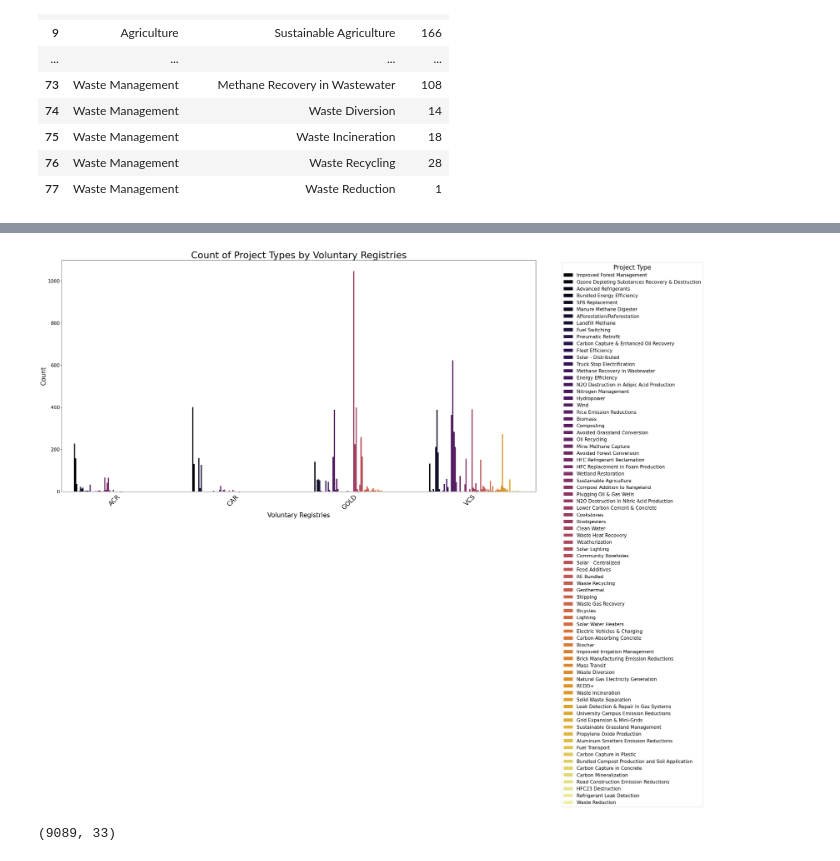
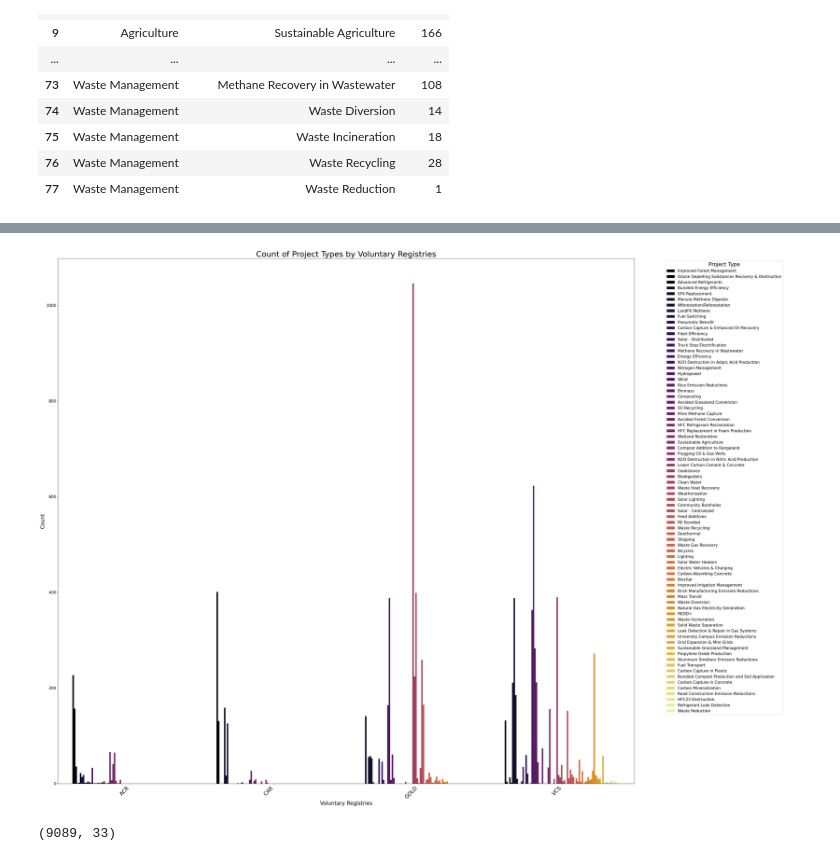
Before and after one commit to MaggieCorry/Capstone_Corry_Hoang_Tajnekar_Rong, a Jupyter notebook: EDA/EDA_V11_Roshni.ipynb, the cells around one changed output, grey strips where cells are left out. Saved outputs shown, nothing was run; the diff lists cells and outputs as text; code cells hidden in the pictures.

```diff
--- a/EDA/EDA_V11_Roshni.ipynb
+++ b/EDA/EDA_V11_Roshni.ipynb
@@ -234,16 +237,16 @@ plt.show()
 # %%
 # Create a bar plot
-plt.figure(figsize=(30, 20))
+plt.figure(figsize=(40, 30))
 sns.countplot(data=projects_df, x='voluntary_registry', hue='type', palette='inferno')
 plt.title('Count of Project Types by Voluntary Registries',fontsize=30)
 plt.xlabel('Voluntary Registries',fontsize=20)
 plt.ylabel('Count',fontsize=20)
 plt.xticks(rotation=45,ha='right',fontsize=20)
 plt.legend(title='Project Type', bbox_to_anchor=(1.05, 1), loc='upper left',title_fontsize='20')
 plt.tight_layout()
 plt.show()
 # %% [output]
-[figure, old version]
+[figure, new version]
 # %%
 #Dropping the features which are not important for correlation such as Project ID
 # %%
```
Also changed, not shown: parts of 12 cells of this notebook.
